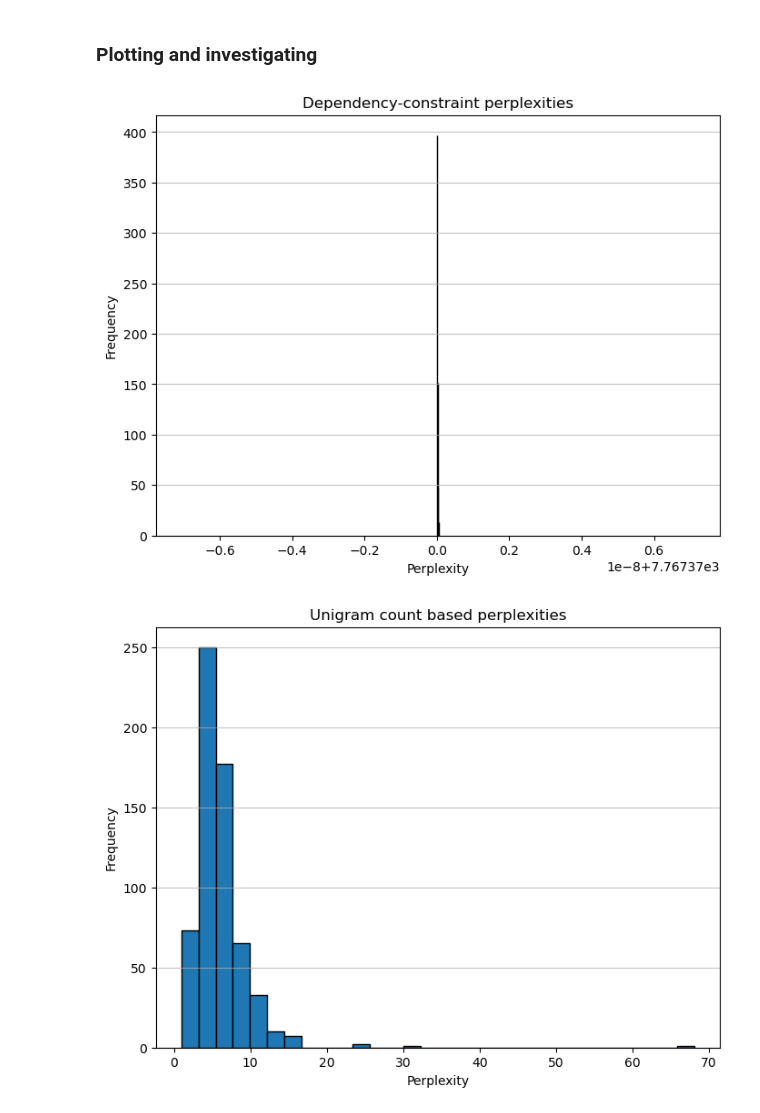
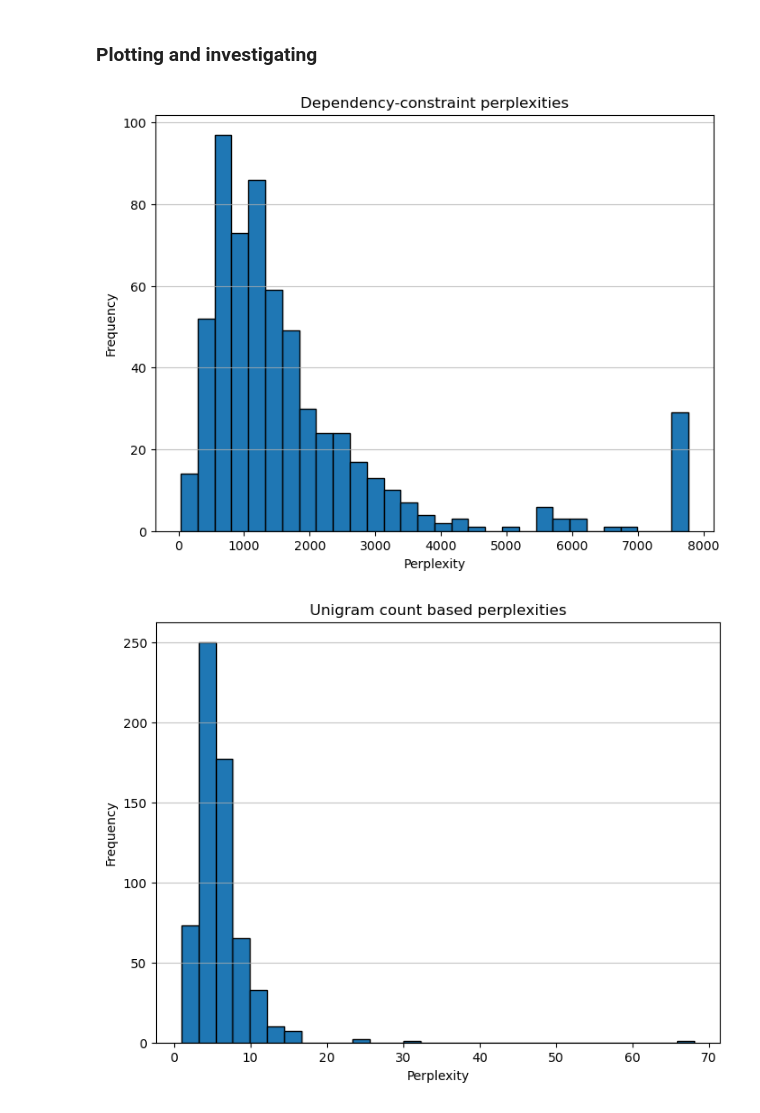
Before and after one commit to sabijn/storylm_p1_data, a Jupyter notebook: dataset_eval_overview-EN.ipynb, the cells around one changed output. Cells and saved outputs as stored; diff of their text form; code cells hidden in the pictures.

```diff
--- a/dataset_eval_overview.ipynb
+++ b/dataset_eval_overview-EN.ipynb
@@ -5,8 +5,8 @@ import nltk
 from nltk import Tree
 
 import spacy
-# spacy.cli.download("nl_core_news_lg")
-nlp = spacy.load("nl_core_news_lg")
+#spacy.cli.download("en_core_web_sm")
+nlp = spacy.load("en_core_web_sm")
 
 import pandas as pd
 import numpy as np
@@ -30,3 +27,0 @@ path_name = '/Users/sabijn/Documents/PhD/Datasets/chisor_dataset_all/ChiSCor_CoN
-# %%
-df = pd.read_csv(path_name, index_col=0)
-df
@@ -49,6 +35,0 @@ tinystories = load_dataset('roneneldan/TinyStories', split='train[:1%]')
-# %%
-tinystories_part = []
-for i, elem in enumerate(tinystories):
-    tinystories_part.append(elem['text'])
-    if i == 232:
-        break
@@ -462,9 +427,9 @@ def plot_pp_histogram(data, binsize=30, figure_size=(8,6), title='Dependency-con
     plt.grid(axis='y', alpha=0.75)
 # %%
 # Plot histogram
-plot_pp_histogram(df['story_PP_dep_new'])
+plot_pp_histogram(df['story_PP_dep'])
 # %% [output]
-[figure, old version]
+[figure, new version]
 # %%
 plot_pp_histogram(df['story_PP'], title='Unigram count based perplexities')
 # %% [output]
```
Also changed, not shown: parts of 15 cells of this notebook, 7 other files.
